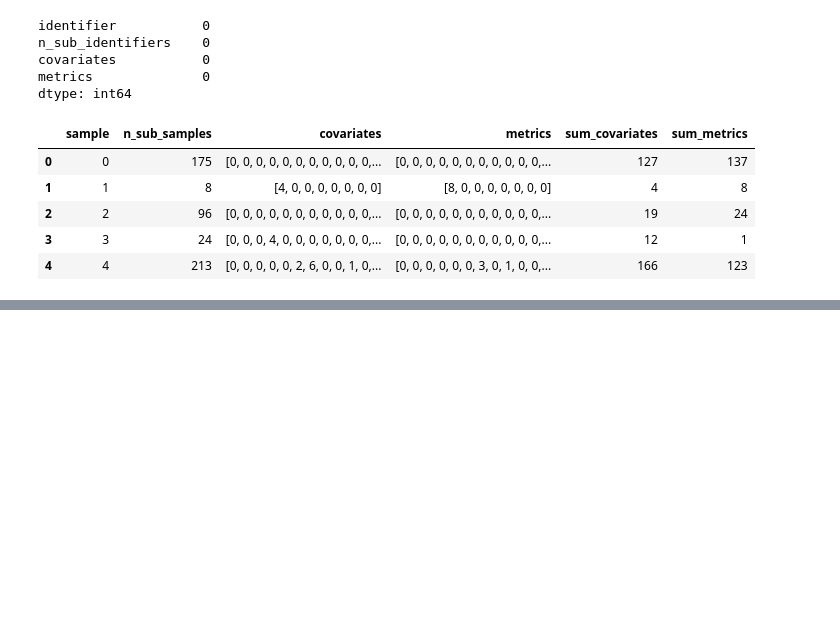
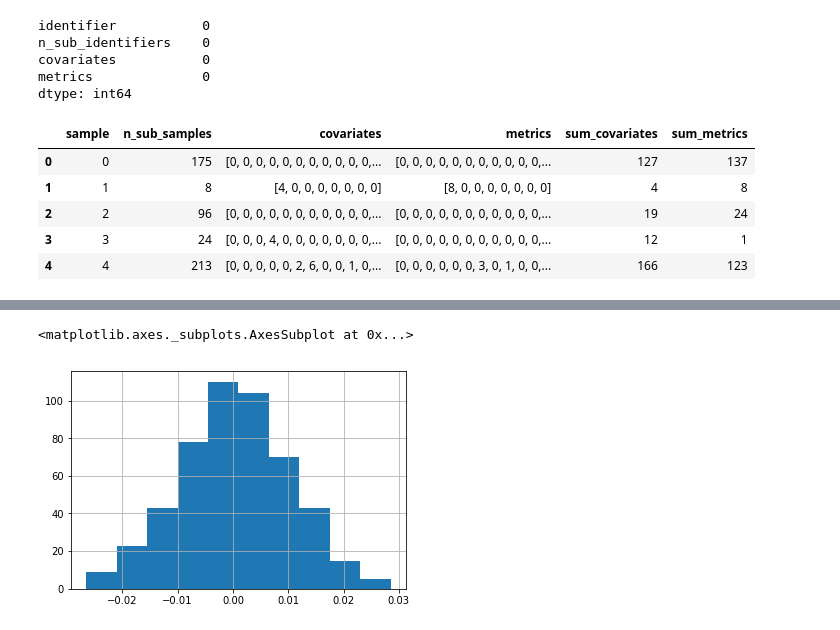
Before and after one commit to jrnhofman/Miscellaneous, a Jupyter notebook: experimentation_effect_sizes/experimentation_effect_sizes.ipynb, the cells around one changed output, grey strips where cells are left out. Drawn from its saved outputs; the diff is of its cells as text; code cells hidden in the pictures; blank space fills up the shorter version.

```diff
--- a/experimentation_effect_sizes/experimentation_effect_sizes.ipynb
+++ b/experimentation_effect_sizes/experimentation_effect_sizes.ipynb
@@ -69,0 +160,6 @@ data_munged.head()
+# %%
+# Sample level, Cuped-corrected
+effect_sizes['sample_lvl_corrected'].hist()
+# %% [output]
+<matplotlib.axes._subplots.AxesSubplot at 0x...>
+[figure, added]
```
Also changed, not shown: parts of 10 cells of this notebook.
